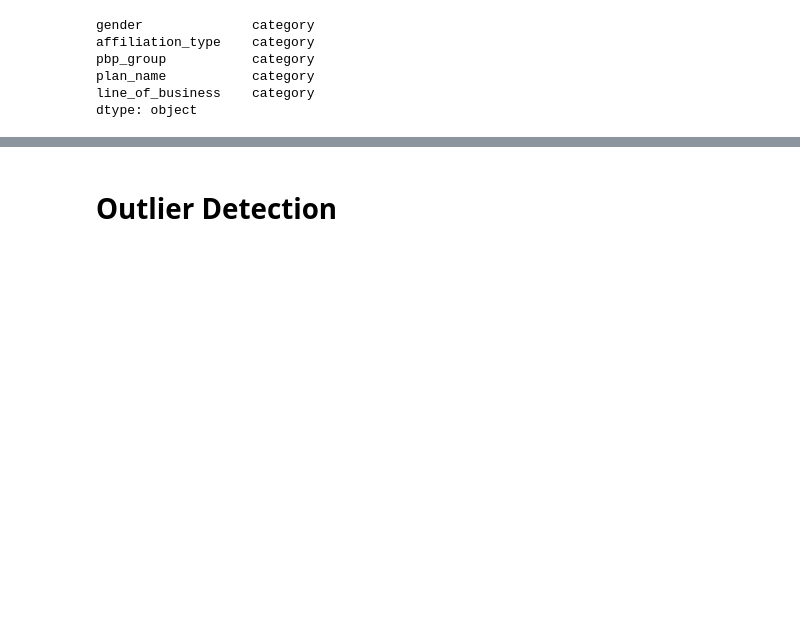
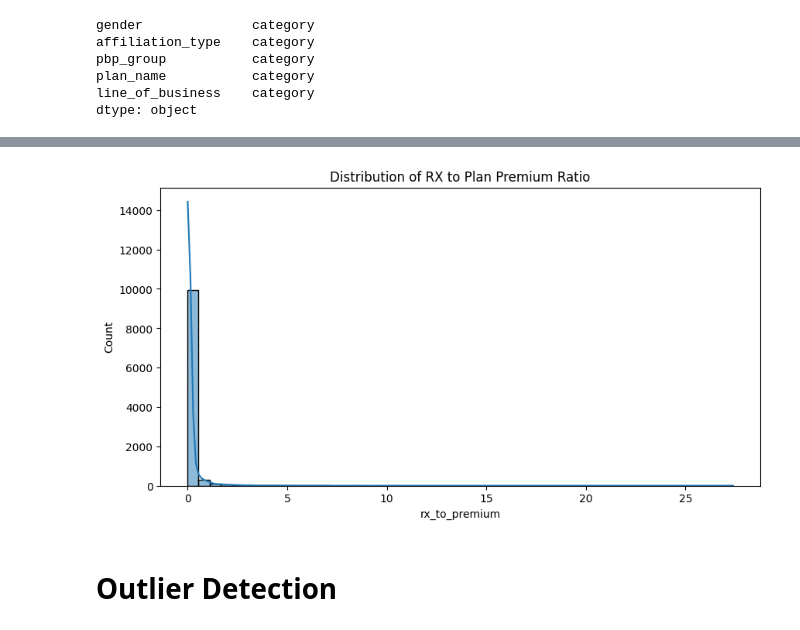
Before and after one commit to lizbethkr/Outlier-Detection, a Jupyter notebook: notebooks/outlier_detection.ipynb, the cells around one changed output, grey strips where cells are left out. Drawn from its saved outputs; the diff is of its cells as text; code cells hidden in the pictures; blank space fills up the shorter version.

```diff
--- a/notebooks/outlier_detection.ipynb
+++ b/notebooks/outlier_detection.ipynb
@@ -214,3 +270,16 @@ dtype: object
+# %%
+# Implementing new features into customers dataframe
+customers["rx_to_premium"] = customers["rx"] / (customers["plan_premium"] + 1e-5)
+customers["funding_to_premium"] = customers["ipa_funding"] / (customers["plan_premium"] + 1e-5)
+customers["ma_premium_share"] = customers["ma_premium"] / (customers["plan_premium"] + 1e-5)
+customers["rebate_savings"] = (customers["rx_without_rebates"] - customers["rx_with_rebates"]) / (customers["rx_without_rebates"] + 1e-5)
+# %%
+plt.figure(figsize=(10, 5))
+sns.histplot(customers["rx_to_premium"], bins=50, kde=True)
+plt.title("Distribution of RX to Plan Premium Ratio")
+plt.show()
+# %% [output]
+[figure, added]
 # %% [markdown]
 # Outlier Detection
 # %% [markdown]
```
Also changed, not shown: parts of 10 cells of this notebook.
